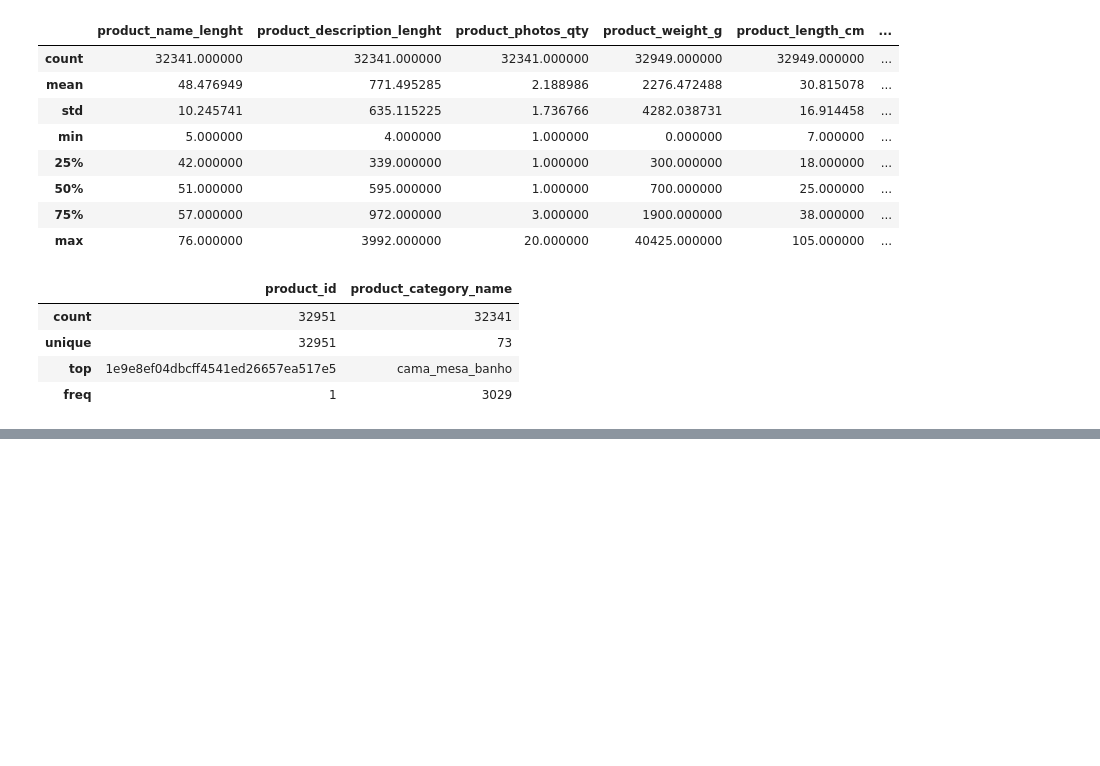
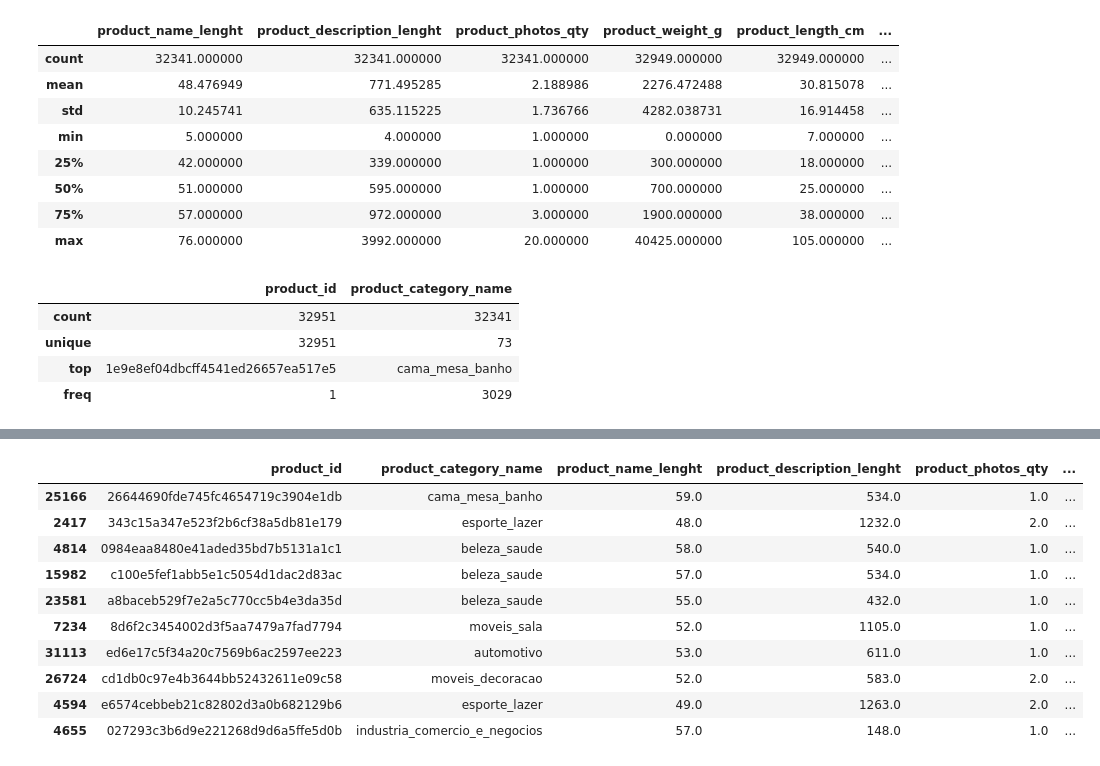
Before and after one commit to Mamello01/e-commerce, a Jupyter notebook: 02_data_preparation/products_preparation.ipynb, the cells around one changed output, grey strips where cells are left out. Saved outputs shown, nothing was run; the diff lists cells and outputs as text; code cells hidden in the pictures; blank space fills up the shorter version.

```diff
--- a/02_data_preparation/products_preparation.ipynb
+++ b/02_data_preparation/products_preparation.ipynb
@@ -112,0 +369,15 @@ products_df.describe(include=[object])
+# %%
+# Display products with unusually high weights
+products_df.sort_values(by="product_weight_g", ascending=False).head(10)
+# %% [output]
+|  | product_id | product_category_name | product_name_lenght | product_description_lenght | product_photos_qty | ... |
+| 25166 | 26644690fde745fc4654719c3904e1db | cama_mesa_banho | 59.0 | 534.0 | 1.0 | ... |
+| 2417 | 343c15a347e523f2b6cf38a5db81e179 | esporte_lazer | 48.0 | 1232.0 | 2.0 | ... |
+| 4814 | 0984eaa8480e41aded35bd7b5131a1c1 | beleza_saude | 58.0 | 540.0 | 1.0 | ... |
+| 15982 | c100e5fef1abb5e1c5054d1dac2d83ac | beleza_saude | 57.0 | 534.0 | 1.0 | ... |
+| 23581 | a8baceb529f7e2a5c770cc5b4e3da35d | beleza_saude | 55.0 | 432.0 | 1.0 | ... |
+| 7234 | 8d6f2c3454002d3f5aa7479a7fad7794 | moveis_sala | 52.0 | 1105.0 | 1.0 | ... |
+| 31113 | ed6e17c5f34a20c7569b6ac2597ee223 | automotivo | 53.0 | 611.0 | 1.0 | ... |
+| 26724 | cd1db0c97e4b3644bb52432611e09c58 | moveis_decoracao | 52.0 | 583.0 | 2.0 | ... |
+| 4594 | e6574cebbeb21c82802d3a0b682129b6 | esporte_lazer | 49.0 | 1263.0 | 2.0 | ... |
+| 4655 | 027293c3b6d9e221268d9d6a5ffe5d0b | industria_comercio_e_negocios | 57.0 | 148.0 | 1.0 | ... |
```
Also changed, not shown: parts of 49 cells of this notebook.
